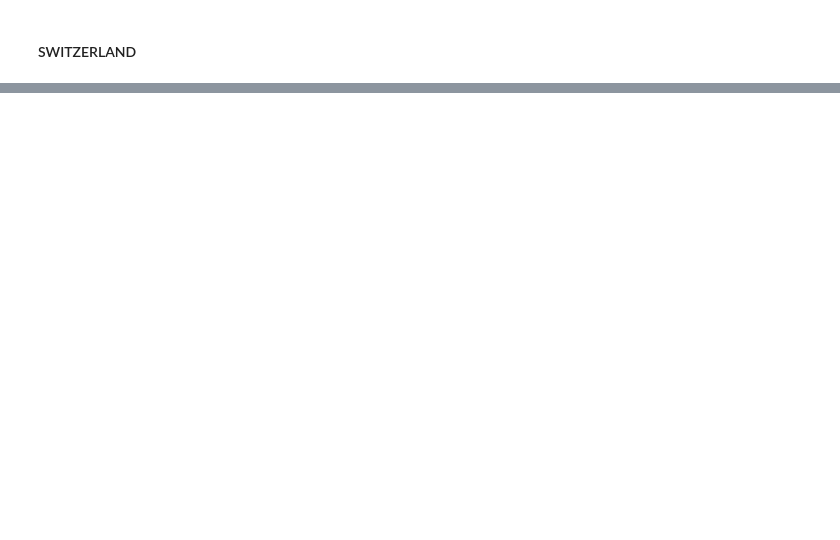
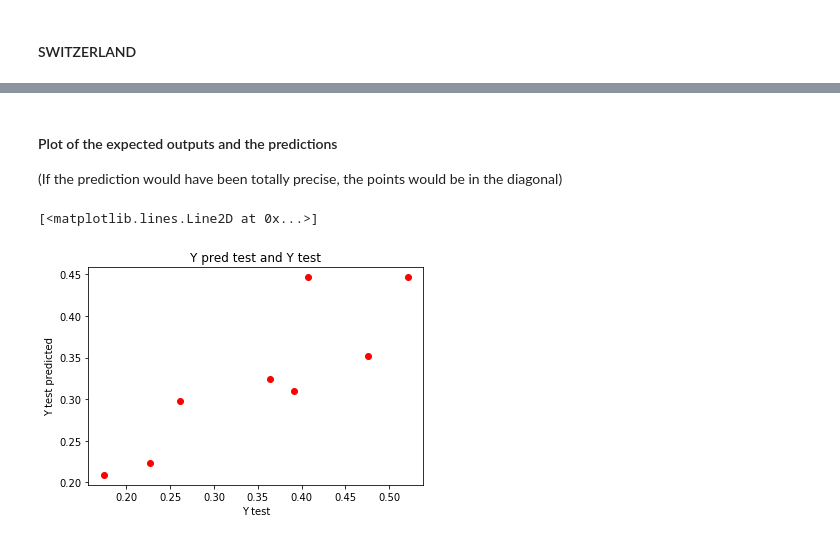
Before and after one commit to joSanchez28/Machine-Learning-EPFL, a Jupyter notebook: Project2-ArchitectureExperiment/Project2-Notebook - New Approach.ipynb, the cells around one changed output, grey strips where cells are left out. Cells and saved outputs as stored; diff of their text form; code cells hidden in the pictures; blank space fills up the shorter version.

```diff
--- a/Project2-ArchitectureExperiment/Project2-Notebook - New Approach.ipynb
+++ b/Project2-ArchitectureExperiment/Project2-Notebook - New Approach.ipynb
@@ -1142,28 +969,28 @@ param_grid = []
 
 ## Parameters of pipelines can be set using ‘__’ separated parameter names:
 
-PCA_n_comp = np.arange(6, 24, 2) # must be between 0 and min(n_samples, n_features)=n_samples=phX_train_greece
+PCA_n_comp = np.arange(4, 22, 2) # must be between 0 and min(n_samples, n_features)=n_samples=phX_train_greece
 
 # Ridge
-lambdas = np.logspace(3, 5, 10)
+lambdas = np.logspace(-6, 0, 20)
 
 param_grid_ridge = dict(pca__n_components = PCA_n_comp, rig_reg__alpha = lambdas)
 
 # Lasso
-lambdas = np.logspace(2, 6, 10)
+lambdas = np.logspace(-6, 0, 20)
 #lambdas = np.concatenate((np.array([0]), np.logspace(-9, 4, 22)), axis=0)
 
 param_grid_lasso = dict(pca__n_components = PCA_n_comp, lass_reg__alpha = lambdas)
 
 # XGB
-n_estim = np.arange(10,150, 5)
-max_depths = np.arange(1,25, 5)
+n_estim = np.arange(1,50, 5)
+max_depths = np.arange(1,15, 4)
 
 param_grid_xgb = dict(xgb_reg__n_estimators = n_estim, xgb_reg__max_depth = max_depths, pca__n_components = PCA_n_comp)
 
 # RF
-n_estim = np.arange(10,200, 5)
-max_depths = np.arange(1,25, 5)
+n_estim = np.arange(1, 50, 5)
+max_depths = np.arange(1,15, 4)
 
 param_grid_rf = dict(rf_reg__n_estimators = n_estim, rf_reg__max_depth = max_depths, pca__n_components = PCA_n_comp)
 
@@ -1258,18 +1107,11 @@ while(h<len(search_switz)):
-# %%
-### Manually execution of the best ridge in the Grid Search results
-#Building the model with the best parameters
-clf = Ridge(13894.95494373136, solver="lsqr")
-clf.fit(phX_train_greece, y_train_greece)
-ypred_train_greece=clf.predict(phX_train_greece).transpose()
-ypred_test_greece=clf.predict(phX_test_greece).transpose()
-
-print(sum(abs(ypred_test_greece-y_test_greece))/len(y_test_greece))
-print(sum(abs(ypred_test_greece-y_test_greece)**2)/len(y_test_greece))
-
-#print(sum(abs(ypred_train_greece-y_train_greece)))/len(y_train_greece)
-print(clf.coef_)
+# %% [markdown]
+#### Plot of the expected outputs and the predictions
+(If the prediction would have been totally precise, the points would be in the diagonal)
 # %%
-plt.title("Y pred train and Y train")
-plt.xlabel("Y train")
-plt.plot(y_test_greece, ypred_test_greece, 'ro')
-#plt.plot(y_train_greece, ypred_train_greece, 'ro')
+plt.title("Y pred test and Y test")
+plt.xlabel("Y test")
+plt.ylabel("Y test predicted")
+plt.plot(y_test_greece, ypred_test_greece[0], 'ro')
+# %% [output]
+[<matplotlib.lines.Line2D at 0x...>]
+[figure, added]
```
Also changed, not shown: parts of 107 cells of this notebook, 24 other files.
